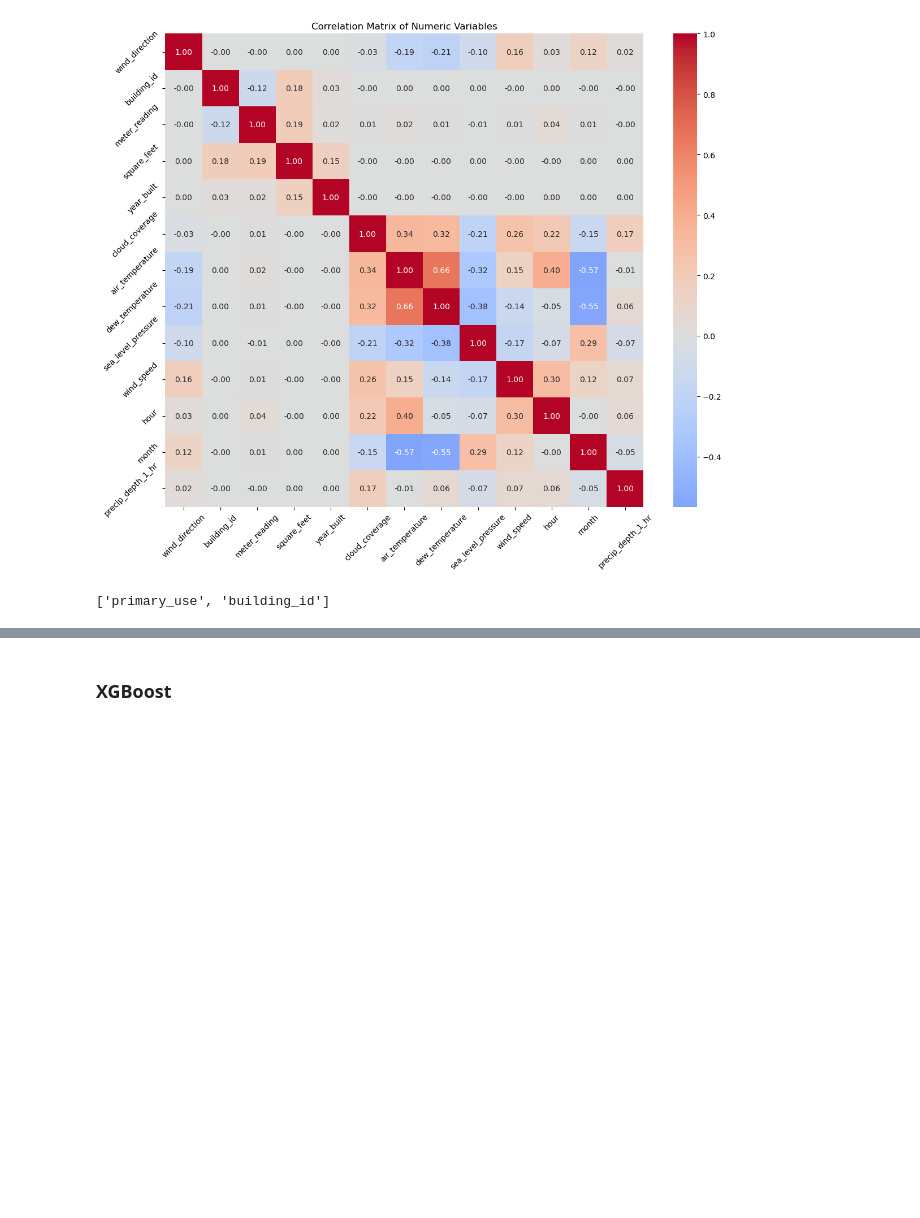
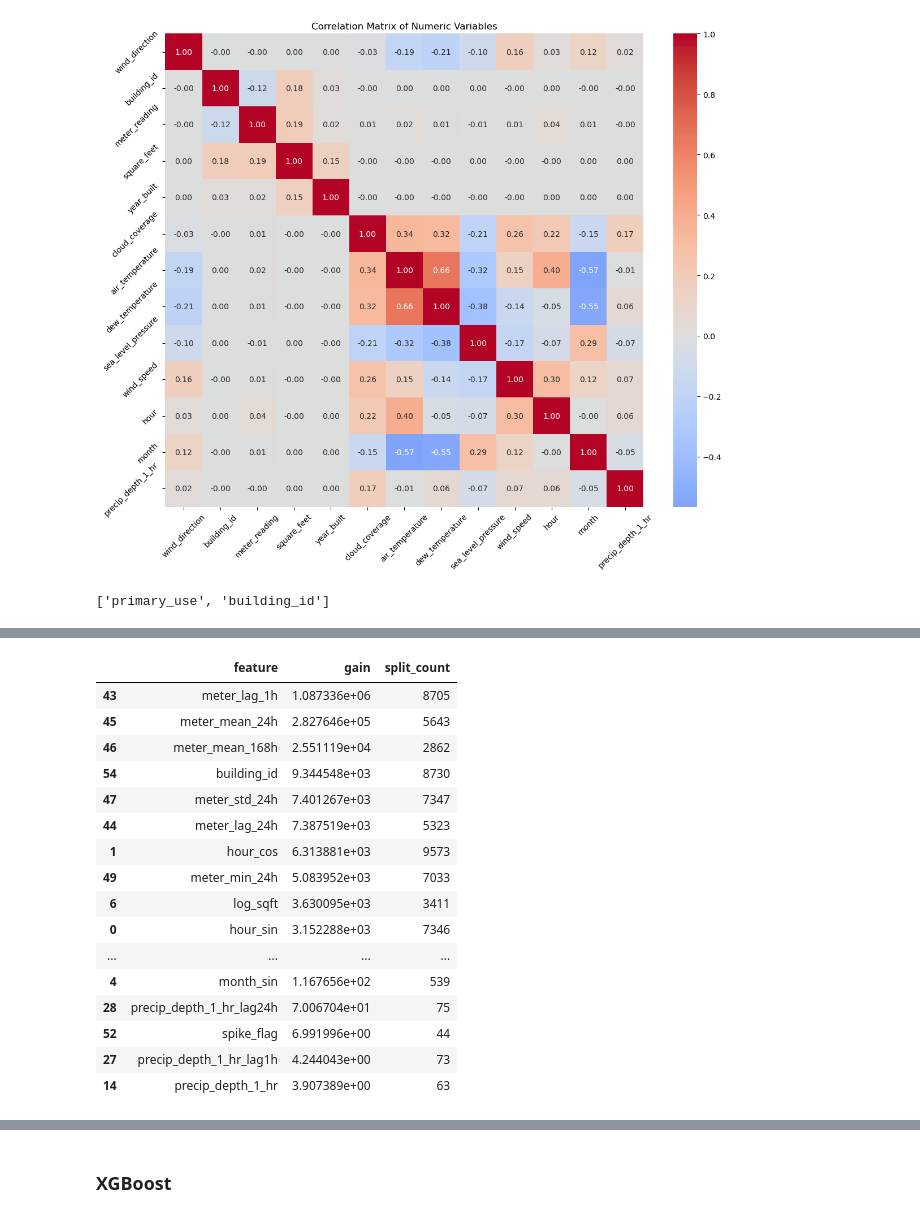
Before and after one commit to ss7172/MLforClimate, a Jupyter notebook: feature_based_models.ipynb, the cells around one changed output, grey strips where cells are left out. Saved outputs shown, nothing was run; the diff lists cells and outputs as text; code cells hidden in the pictures; blank space fills up the shorter version.

```diff
--- a/feature_based_models.ipynb
+++ b/feature_based_models.ipynb
@@ -252,0 +293,20 @@ LightGBM RMSE_test : 49.382221409985824 kWh
+# %%
+imp_df
+# %% [output]
+|  | feature | gain | split_count |
+| 43 | meter_lag_1h | 1.087336e+06 | 8705 |
+| 45 | meter_mean_24h | 2.827646e+05 | 5643 |
+| 46 | meter_mean_168h | 2.551119e+04 | 2862 |
+| 54 | building_id | 9.344548e+03 | 8730 |
+| 47 | meter_std_24h | 7.401267e+03 | 7347 |
+| 44 | meter_lag_24h | 7.387519e+03 | 5323 |
+| 1 | hour_cos | 6.313881e+03 | 9573 |
+| 49 | meter_min_24h | 5.083952e+03 | 7033 |
+| 6 | log_sqft | 3.630095e+03 | 3411 |
+| 0 | hour_sin | 3.152288e+03 | 7346 |
+| ... | ... | ... | ... |
+| 4 | month_sin | 1.167656e+02 | 539 |
+| 28 | precip_depth_1_hr_lag24h | 7.006704e+01 | 75 |
+| 52 | spike_flag | 6.991996e+00 | 44 |
+| 27 | precip_depth_1_hr_lag1h | 4.244043e+00 | 73 |
+| 14 | precip_depth_1_hr | 3.907389e+00 | 63 |
```
Also changed, not shown: parts of 20 cells of this notebook, 5 other files.
